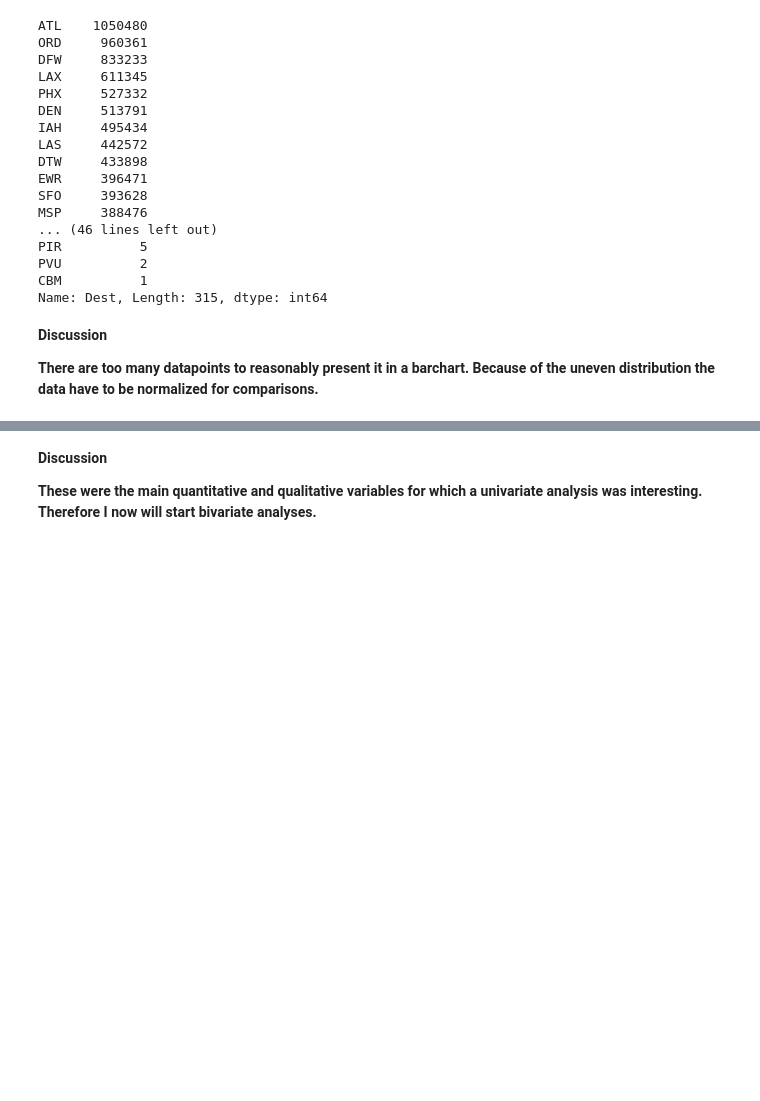
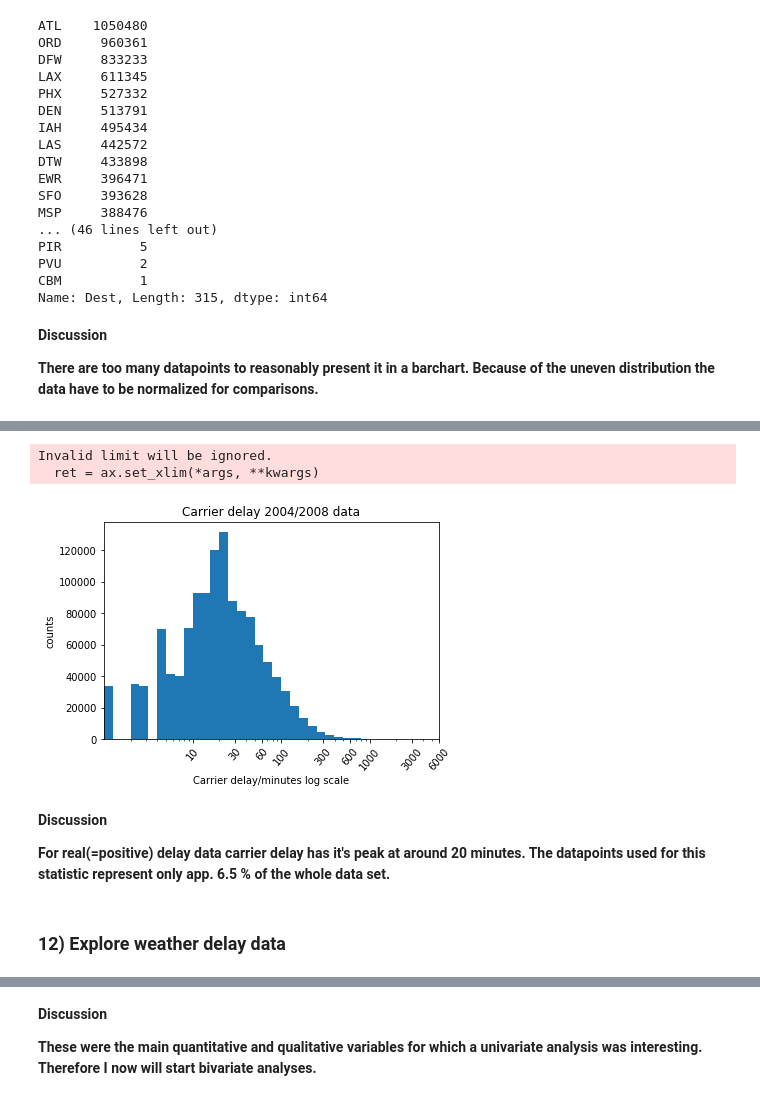
Before and after one commit to ToHa1966/Flights, a Jupyter notebook: Flights.ipynb, the cells around one changed output, grey strips where cells are left out. Drawn from its saved outputs; the diff is of its cells as text; code cells hidden in the pictures; blank space fills up the shorter version.

```diff
--- a/Flights.ipynb
+++ b/Flights.ipynb
@@ -1345,0 +1382,6 @@ Name: Dest, Length: 315, dtype: int64
+# %%
+# create data set without 1998 data as there were no records taken
+df_cct_0408 = df_cct.query('Year > 1998')
+# %%
+# create data set with nonnull values only
+df_cct_0408_pos = df_cct_0408.query('CarrierDelay > 0')
@@ -1345,0 +1414,22 @@ Name: Dest, Length: 315, dtype: int64
+# %%
+# log transform carrier delay data
+bin_edges = 10 ** np.arange(0, 3.39 + 0.1, 0.1 )
+plt.hist(data = df_cct_0408_pos, x = 'CarrierDelay', bins = bin_edges);
+plt.xscale('log');
+tic_loc = [0, 10, 30, 60, 100, 300, 600, 1000, 3000, 6000]
+plt.xticks(tic_loc, tic_loc)
+plt.xticks(rotation=50);
+plt.xlim(0,6000);
+plt.xlabel('Carrier delay/minutes log scale')
+plt.ylabel('counts')
+plt.title('Carrier delay 2004/2008 data');
+# %% [output]
+Invalid limit will be ignored.
+  ret = ax.set_xlim(*args, **kwargs)
+[figure, added]
+# %% [markdown]
+**Discussion**
+
+**For real(=positive) delay data carrier delay has it's peak at around 20 minutes. The datapoints used for this statistic represent only app. 6.5 % of the whole data set.**
+# %% [markdown]
+### 12) Explore weather delay data
```
Also changed, not shown: parts of 80 cells of this notebook.
